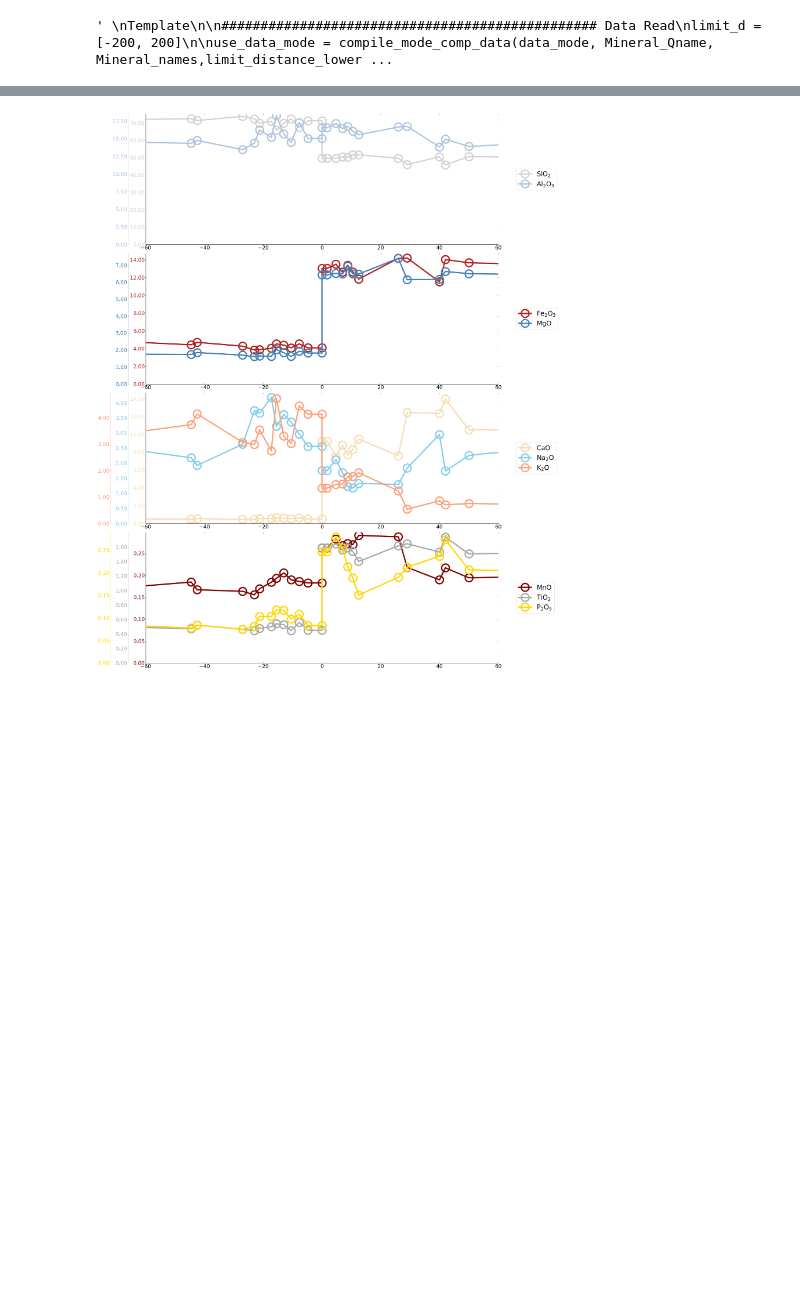
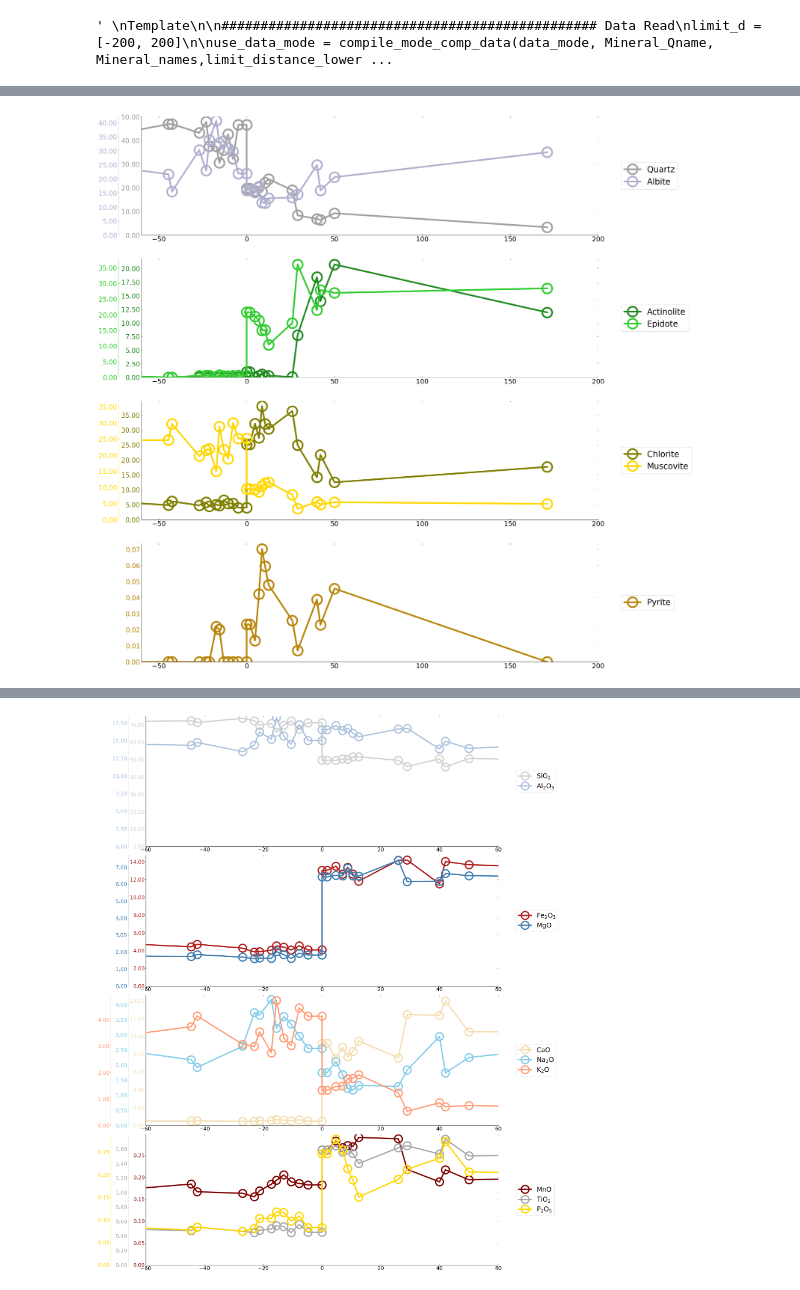
Before and after one commit to MSrakugo/PXRD-Validation-Paper, a Jupyter notebook: 2_Program/0_3_Raw_mineral_mode_visualization.ipynb, the cells around one changed output, grey strips where cells are left out. Drawn from its saved outputs; the diff is of its cells as text; code cells hidden in the pictures; blank space fills up the shorter version.

Commit message:
Update: Figures and Programs for Revised manuscript

```diff
--- a/2_Program/0_3_Raw_mineral_mode_visualization.ipynb
+++ b/2_Program/0_3_Raw_mineral_mode_visualization.ipynb
@@ -992,3 +992,63 @@ plot_output(ax, path)
+# %%
+################################################ Data Read
+limit_d = [-200, 200]
+figure_xlim = [-60, 200]
+use_data_mode = compile_mode_comp_data(data_mode, Mineral_Qname, Mineral_names,limit_distance_lower=limit_d[0], limit_distance_upper=limit_d[1], )
+use_data_major_comp = compile_mode_comp_data(data_comp, Major_Qname, Major_names,limit_distance_lower=limit_d[0], limit_distance_upper=limit_d[1],)
+
+use_data_mode[Mineral_names] = use_data_mode[Mineral_names]*100
+use_data_major_comp[Major_names] = use_data_major_comp[Major_names]*100
+################################################ Data Read
+
+################################ Major/Mineral Extraction
+#col_minerals = ['Albite', 'Quartz', 'Titanite', 'Calcite', 'Muscovite', 'Chlorite']
+#col_minerals = ['Albite', 'Muscovite', 'Chlorite', 'Quartz',]
+#col_matching_mineral_c = pd.Series(Mineral_c)[pd.Series(Mineral_names).isin(col_minerals)].to_list()
+
+#col_major = ['Na2O', 'MgO', 'Al2O3','K2O', 'CaO', 'TiO2',] # 'Na2O', 'MgO', 'Al2O3', 'SiO2', 'P2O5', 'K2O', 'CaO', 'TiO2', 'MnO', 'Fe2O3'
+#col_matching_major_c = pd.Series(Major_c)[pd.Series(Major_names).isin(col_major)].to_list()
+################################ Major/Mineral Extraction
+
+
+################################################ Figure main part setting
+# サブプロットを作成
+fig, ax = plt.subplots(nrows=4, ncols=1, figsize=(25, 30), gridspec_kw={'height_ratios': [5, 5, 5, 5]})
+label_font_size = 25
+tick_font_size = 20
+path = "../0_Data/3_Figure/Bulk_composition_line.pdf"
+################################################ Figure main part setting
+
+#plot_distance(ax[0], use_data_mode, label_font_size, tick_font_size)
+#plot_mineral_mode_stacked_bar(ax[1], use_data_mode, Mineral_names, Mineral_c, label_font_size, tick_font_size)
+#plot_mineral_mode_line(ax[2], use_data_mode*100, Mineral_names, Mineral_c, label_font_size, tick_font_size)
+# plot_mineral_mode_stacked_area(ax[0], use_data_mode, Mineral_names, Mineral_c, label_font_size, tick_font_size, ylim=[0, 100], xlim=[-120, 120])
+# plot_major_composition_stacked_area(ax[1], use_data_major_comp, Major_names, Major_c, label_font_size, tick_font_size, ylim=[0, 100], xlim=[-120, 120])
+#plot_major_composition_line(ax[2], use_data_major_comp, Major_names, Major_c, label_font_size, tick_font_size,)
+#plot_major_composition_line(ax[2], use_data_mode, Mineral_names, Mineral_c, label_font_size, tick_font_size,ylim=[0, 100], xlim=[-120, 120])
+#plot_trace_elements(ax[2], use_data_comp, ["JAMSTEC_dLi", "IC"], 'viridis', label_font_size, tick_font_size, yax_loc = -0.01,)
+#plot_trace_elements_with_error(ax[2], use_data_comp, ["JAMSTEC_dLi"], 0.41, 'viridis', label_font_size, tick_font_size)
+#plot_composition_line(ax[2], use_data_comp, ["JAMSTEC_dLi", "IC"], 'viridis', label_font_size, tick_font_size, ylim=None, yscale="log")
+
+
+col_minerals = ['Quartz', 'Albite', ]
+col_matching_colors = [mineral_dict[mineral]['Color'] for mineral in col_minerals if mineral in mineral_dict]
+plot_major_mode_elements(ax[0], use_data_mode, col_minerals, col_matching_colors, label_font_size, tick_font_size, yax_loc=-0.05, xlim=figure_xlim)
+
+col_minerals = ['Actinolite', 'Epidote', ]
+col_matching_colors = [mineral_dict[mineral]['Color'] for mineral in col_minerals if mineral in mineral_dict]
+plot_major_mode_elements(ax[1], use_data_mode, col_minerals, col_matching_colors, label_font_size, tick_font_size, yax_loc=-0.05, xlim=figure_xlim)
+
+col_minerals = ['Chlorite', 'Muscovite']
+col_matching_colors = [mineral_dict[mineral]['Color'] for mineral in col_minerals if mineral in mineral_dict]
+plot_major_mode_elements(ax[2], use_data_mode, col_minerals, col_matching_colors, label_font_size, tick_font_size, yax_loc=-0.05, xlim=figure_xlim)
+
+col_minerals = ['Pyrite']
+col_matching_colors = [mineral_dict[mineral]['Color'] for mineral in col_minerals if mineral in mineral_dict]
+plot_major_mode_elements(ax[3], use_data_mode, col_minerals, col_matching_colors, label_font_size, tick_font_size, yax_loc=-0.05, xlim=figure_xlim)
+
+# plot_output(ax, path)
+# %% [output]
+[figure, added]
 # %%
 ################################################ Data Read
 limit_d = [-200, 200]
```
Also changed, not shown: parts of 4 cells of this notebook, 51 other files.
